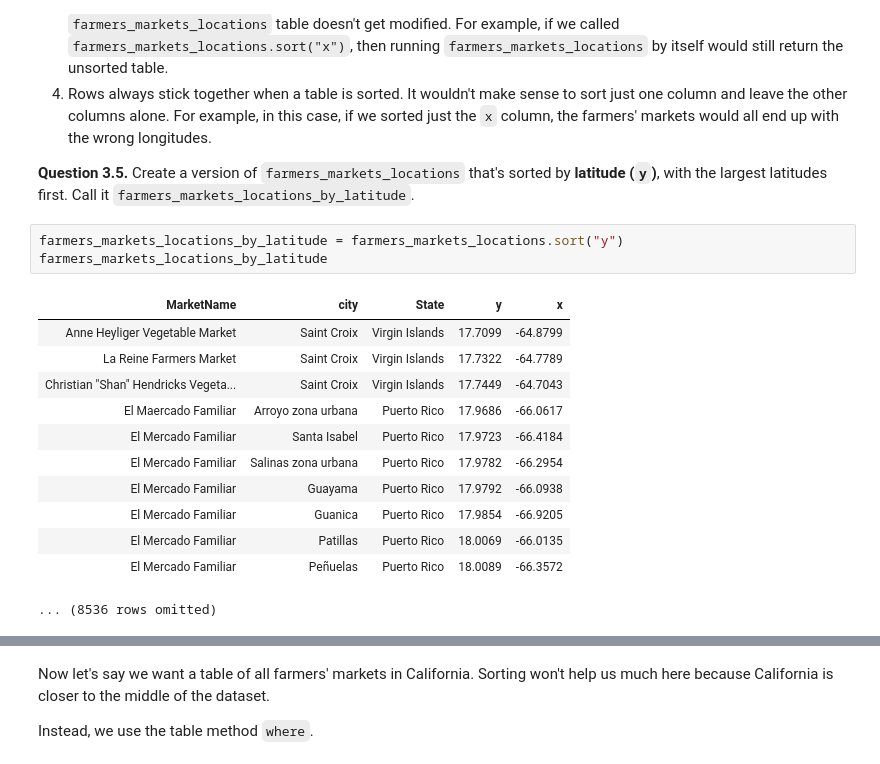
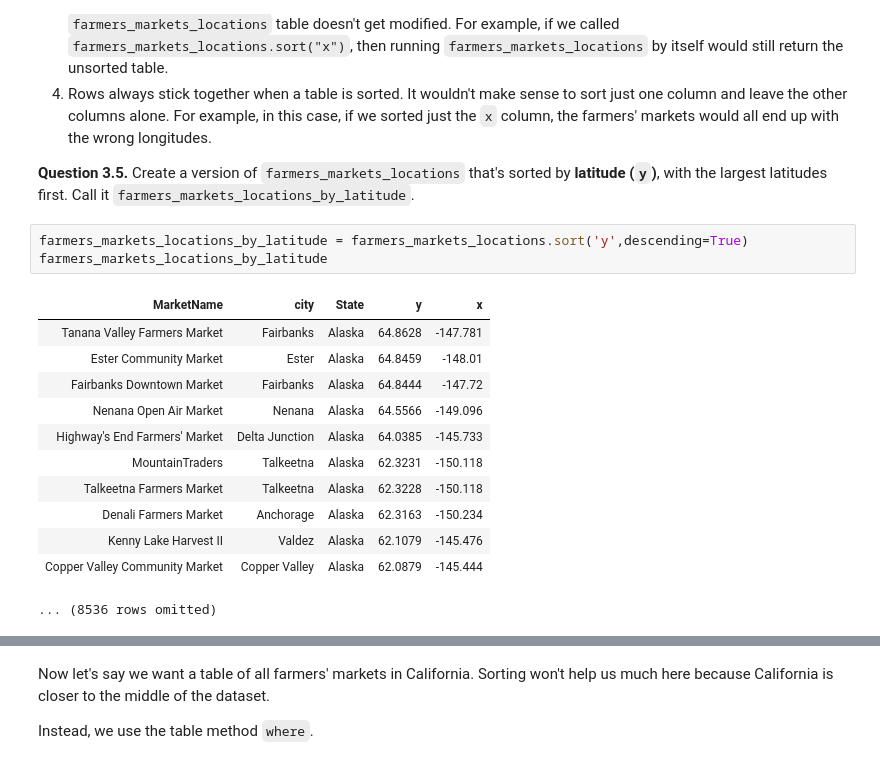
Before and after one commit to Jadenwill075/Intro-to-Data-Analytics, a Jupyter notebook: lab02/lab02.ipynb, the cells around one changed output, grey strips where cells are left out. Saved outputs shown, nothing was run; the diff lists cells and outputs as text.

```diff
--- a/lab02/lab02.ipynb
+++ b/lab02/lab02.ipynb
@@ -369,20 +372,20 @@ Some details about sort:
 
 **Question 3.5.** Create a version of `farmers_markets_locations` that's sorted by **latitude (`y`)**, with the largest latitudes first.  Call it `farmers_markets_locations_by_latitude`.
 # %%
-farmers_markets_locations_by_latitude = farmers_markets_locations.sort("y")
+farmers_markets_locations_by_latitude = farmers_markets_locations.sort('y',descending=True)
 farmers_markets_locations_by_latitude
 # %% [output]
 | MarketName | city | State | y | x |
-| Anne Heyliger Vegetable Market | Saint Croix | Virgin Islands | 17.7099 | -64.8799 |
-| La Reine Farmers Market | Saint Croix | Virgin Islands | 17.7322 | -64.7789 |
-| Christian "Shan" Hendricks Vegeta... | Saint Croix | Virgin Islands | 17.7449 | -64.7043 |
-| El Maercado Familiar | Arroyo zona urbana | Puerto Rico | 17.9686 | -66.0617 |
-| El Mercado Familiar | Santa Isabel | Puerto Rico | 17.9723 | -66.4184 |
-| El Mercado Familiar | Salinas zona urbana | Puerto Rico | 17.9782 | -66.2954 |
-| El Mercado Familiar | Guayama | Puerto Rico | 17.9792 | -66.0938 |
-| El Mercado Familiar | Guanica | Puerto Rico | 17.9854 | -66.9205 |
-| El Mercado Familiar | Patillas | Puerto Rico | 18.0069 | -66.0135 |
-| El Mercado Familiar | Peñuelas | Puerto Rico | 18.0089 | -66.3572 |
+| Tanana Valley Farmers Market | Fairbanks | Alaska | 64.8628 | -147.781 |
+| Ester Community Market | Ester | Alaska | 64.8459 | -148.01 |
+| Fairbanks Downtown Market | Fairbanks | Alaska | 64.8444 | -147.72 |
+| Nenana Open Air Market | Nenana | Alaska | 64.5566 | -149.096 |
+| Highway's End Farmers' Market | Delta Junction | Alaska | 64.0385 | -145.733 |
+| MountainTraders | Talkeetna | Alaska | 62.3231 | -150.118 |
+| Talkeetna Farmers Market | Talkeetna | Alaska | 62.3228 | -150.118 |
+| Denali Farmers Market | Anchorage | Alaska | 62.3163 | -150.234 |
+| Kenny Lake Harvest II | Valdez | Alaska | 62.1079 | -145.476 |
+| Copper Valley Community Market | Copper Valley | Alaska | 62.0879 | -145.444 |
 ... (8536 rows omitted)
 # %%
 grader.check("q35")
```
Also changed, not shown: parts of 8 cells of this notebook, 3 other files.
